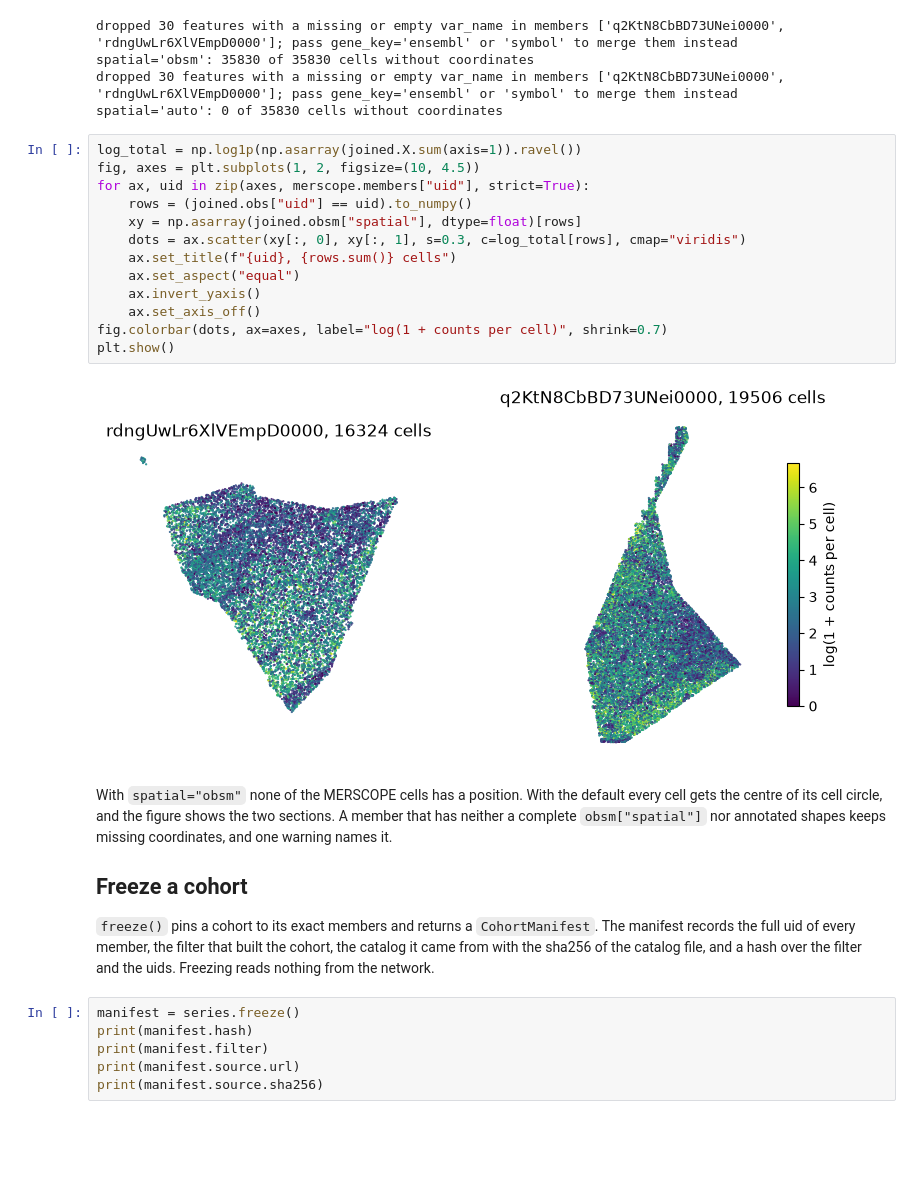
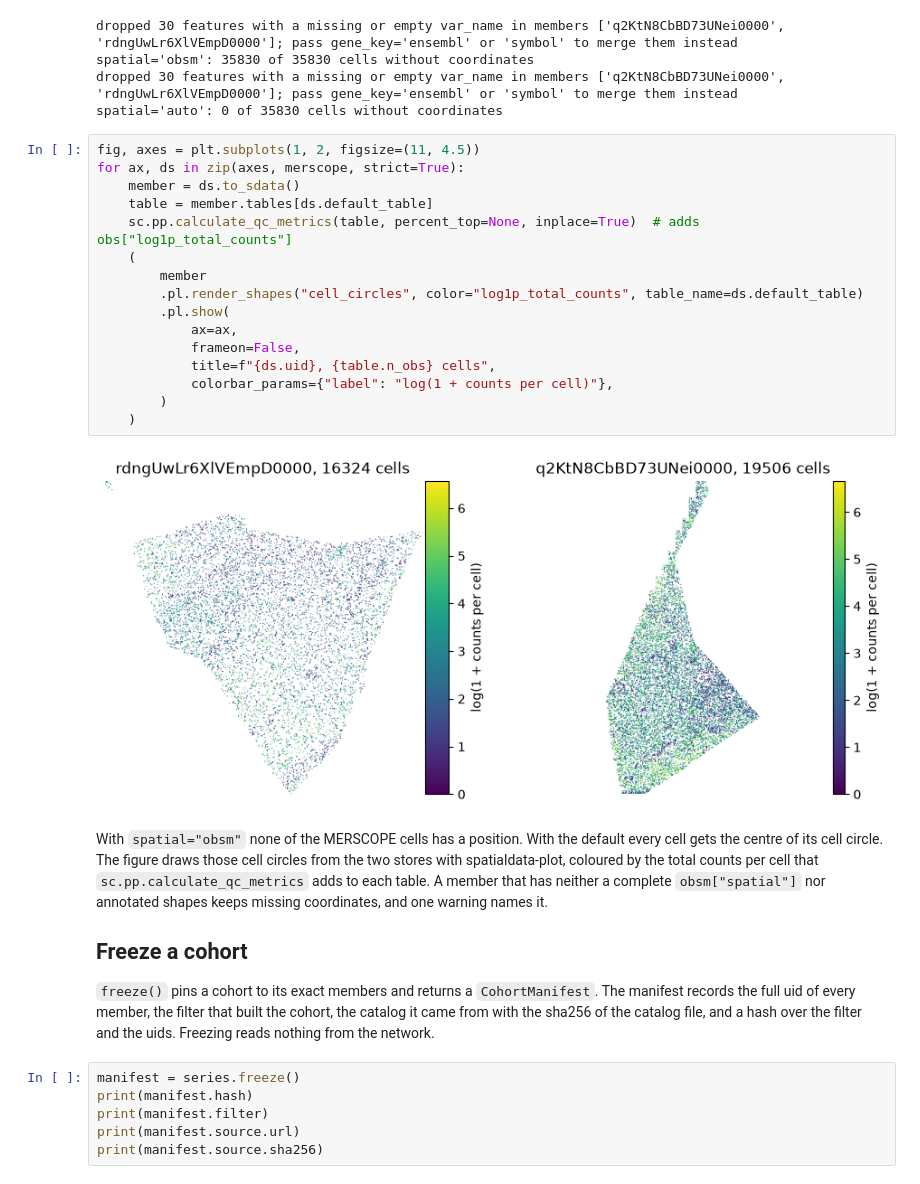
Before and after one commit to theislab/spatialdata-db-client, a Jupyter notebook: docs/tutorials/03_cohorts_and_manifests.ipynb, the cells around one changed output. Cells and saved outputs as stored; diff of their text form; blank space fills up the shorter version.

```diff
--- a/docs/tutorials/03_cohorts_and_manifests.ipynb
+++ b/docs/tutorials/03_cohorts_and_manifests.ipynb
@@ -227,23 +229,27 @@ spatial='obsm': 35830 of 35830 cells without coordinates
 dropped 30 features with a missing or empty var_name in members ['q2KtN8CbBD73UNei0000', 'rdngUwLr6XlVEmpD0000']; pass gene_key='ensembl' or 'symbol' to merge them instead
 spatial='auto': 0 of 35830 cells without coordinates
 # %%
-log_total = np.log1p(np.asarray(joined.X.sum(axis=1)).ravel())
-fig, axes = plt.subplots(1, 2, figsize=(10, 4.5))
-for ax, uid in zip(axes, merscope.members["uid"], strict=True):
-    rows = (joined.obs["uid"] == uid).to_numpy()
-    xy = np.asarray(joined.obsm["spatial"], dtype=float)[rows]
-    dots = ax.scatter(xy[:, 0], xy[:, 1], s=0.3, c=log_total[rows], cmap="viridis")
-    ax.set_title(f"{uid}, {rows.sum()} cells")
-    ax.set_aspect("equal")
-    ax.invert_yaxis()
-    ax.set_axis_off()
-fig.colorbar(dots, ax=axes, label="log(1 + counts per cell)", shrink=0.7)
-plt.show()
+fig, axes = plt.subplots(1, 2, figsize=(11, 4.5))
+for ax, ds in zip(axes, merscope, strict=True):
+    member = ds.to_sdata()
+    table = member.tables[ds.default_table]
+    sc.pp.calculate_qc_metrics(table, percent_top=None, inplace=True)  # adds obs["log1p_total_counts"]
+    (
+        member
+        .pl.render_shapes("cell_circles", color="log1p_total_counts", table_name=ds.default_table)
+        .pl.show(
+            ax=ax,
+            frameon=False,
+            title=f"{ds.uid}, {table.n_obs} cells",
+            colorbar_params={"label": "log(1 + counts per cell)"},
+        )
+    )
 # %% [output]
-[figure, old version]
+[figure, new version]
 # %% [markdown]
 With `spatial="obsm"` none of the MERSCOPE cells has a position. With the default every cell gets the centre of
-its cell circle, and the figure shows the two sections. A member that has neither a complete `obsm["spatial"]`
+its cell circle. The figure draws those cell circles from the two stores with spatialdata-plot, coloured by the
+total counts per cell that `sc.pp.calculate_qc_metrics` adds to each table. A member that has neither a complete `obsm["spatial"]`
 nor annotated shapes keeps missing coordinates, and one warning names it.
 
 ## Freeze a cohort
```
Also changed, not shown: parts of 2 cells of this notebook, 6 other files.
